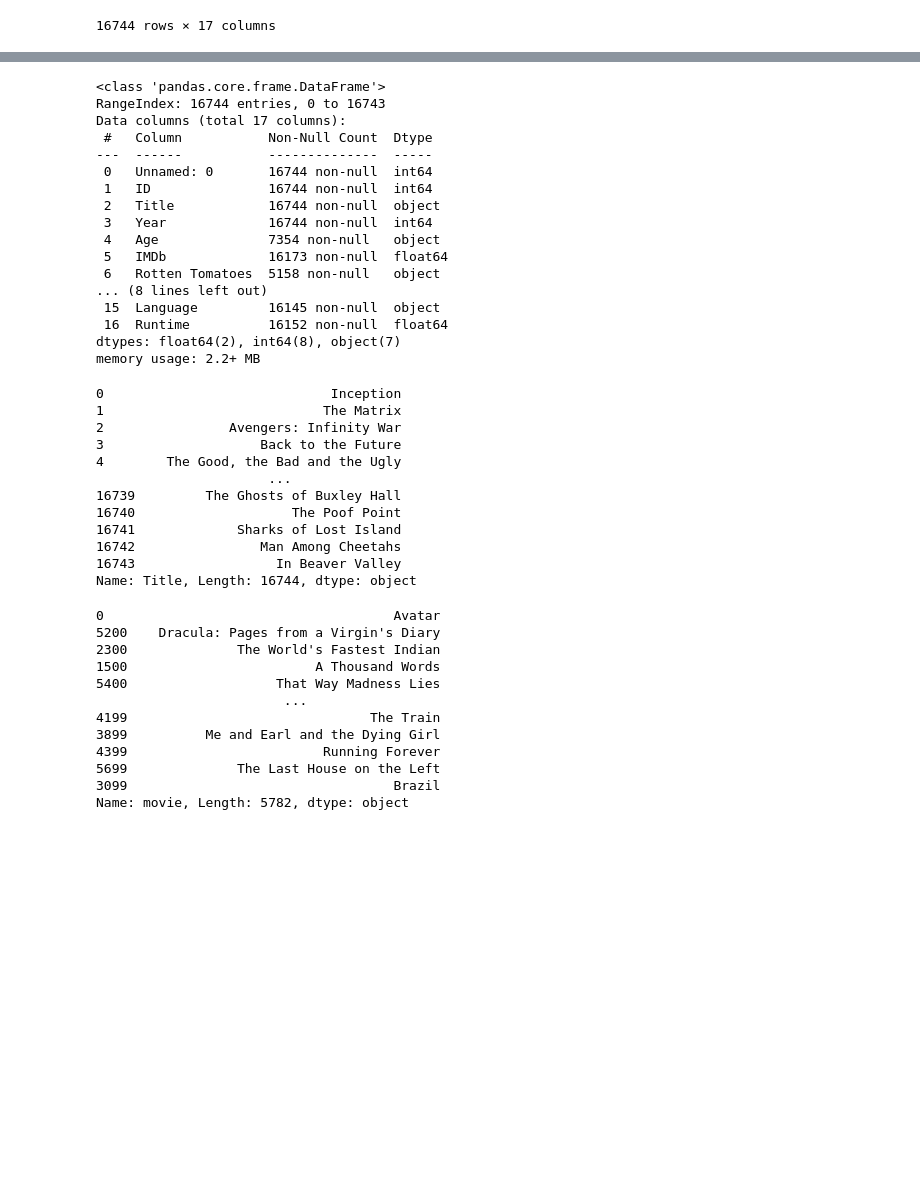
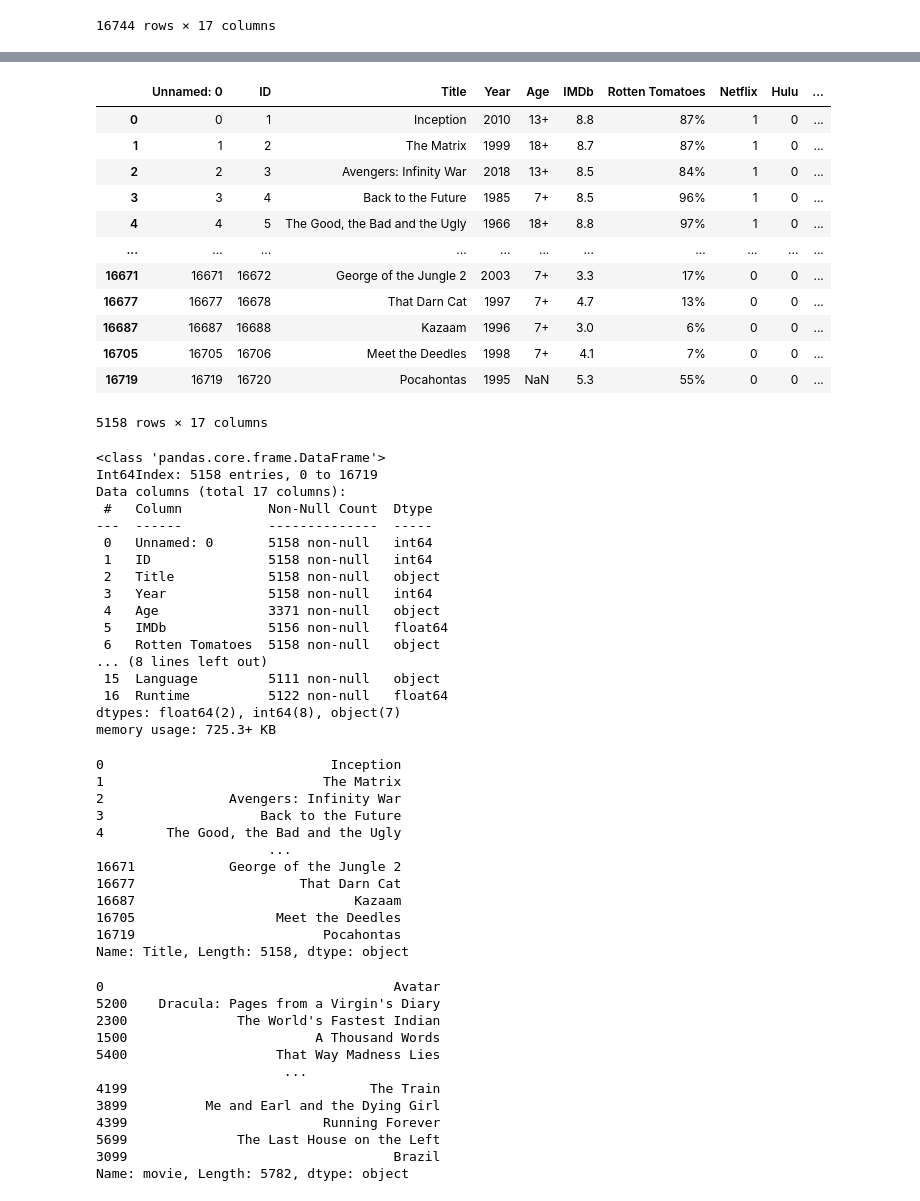
Before and after one commit to cclacey/microsoft_movie_analysis, a Jupyter notebook: create_sql_database.ipynb, the cells around one changed output, grey strips where cells are left out. Drawn from its saved outputs; the diff is of its cells as text; code cells hidden in the pictures; blank space fills up the shorter version.

```diff
--- a/create_sql_database.ipynb
+++ b/create_sql_database.ipynb
@@ -229,23 +245,40 @@ stream_platform
+# %%
+stream_platform = stream_platform.dropna(subset = ['Rotten Tomatoes'])
+stream_platform
+# %% [output]
+|  | Unnamed: 0 | ID | Title | Year | Age | IMDb | Rotten Tomatoes | Netflix | Hulu | ... |
+| 0 | 0 | 1 | Inception | 2010 | 13+ | 8.8 | 87% | 1 | 0 | ... |
+| 1 | 1 | 2 | The Matrix | 1999 | 18+ | 8.7 | 87% | 1 | 0 | ... |
+| 2 | 2 | 3 | Avengers: Infinity War | 2018 | 13+ | 8.5 | 84% | 1 | 0 | ... |
+| 3 | 3 | 4 | Back to the Future | 1985 | 7+ | 8.5 | 96% | 1 | 0 | ... |
+| 4 | 4 | 5 | The Good, the Bad and the Ugly | 1966 | 18+ | 8.8 | 97% | 1 | 0 | ... |
+| ... | ... | ... | ... | ... | ... | ... | ... | ... | ... | ... |
+| 16671 | 16671 | 16672 | George of the Jungle 2 | 2003 | 7+ | 3.3 | 17% | 0 | 0 | ... |
+| 16677 | 16677 | 16678 | That Darn Cat | 1997 | 7+ | 4.7 | 13% | 0 | 0 | ... |
+| 16687 | 16687 | 16688 | Kazaam | 1996 | 7+ | 3.0 | 6% | 0 | 0 | ... |
+| 16705 | 16705 | 16706 | Meet the Deedles | 1998 | 7+ | 4.1 | 7% | 0 | 0 | ... |
+| 16719 | 16719 | 16720 | Pocahontas | 1995 | NaN | 5.3 | 55% | 0 | 0 | ... |
+5158 rows × 17 columns
 # %%
 stream_platform.info()
 # %% [output]
 <class 'pandas.core.frame.DataFrame'>
-RangeIndex: 16744 entries, 0 to 16743
+Int64Index: 5158 entries, 0 to 16719
 Data columns (total 17 columns):
  #   Column           Non-Null Count  Dtype
 ---  ------           --------------  -----
- 0   Unnamed: 0       16744 non-null  int64
- 1   ID               16744 non-null  int64
- 2   Title            16744 non-null  object
- 3   Year             16744 non-null  int64
- 4   Age              7354 non-null   object
- 5   IMDb             16173 non-null  float64
+ 0   Unnamed: 0       5158 non-null   int64
+ 1   ID               5158 non-null   int64
+ 2   Title            5158 non-null   object
+ 3   Year             5158 non-null   int64
+ 4   Age              3371 non-null   object
+ 5   IMDb             5156 non-null   float64
  6   Rotten Tomatoes  5158 non-null   object
 ... (8 lines left out)
- 15  Language         16145 non-null  object
- 16  Runtime          16152 non-null  float64
+ 15  Language         5111 non-null   object
+ 16  Runtime          5122 non-null   float64
 dtypes: float64(2), int64(8), object(7)
-memory usage: 2.2+ MB
+memory usage: 725.3+ KB
 # %%
 stream_platform['Title']
 # %% [output]
@@ -255,12 +288,12 @@ stream_platform['Title']
 3                    Back to the Future
 4        The Good, the Bad and the Ugly
                       ...
-16739         The Ghosts of Buxley Hall
-16740                    The Poof Point
-16741             Sharks of Lost Island
-16742                Man Among Cheetahs
-16743                  In Beaver Valley
-Name: Title, Length: 16744, dtype: object
+16671            George of the Jungle 2
+16677                     That Darn Cat
+16687                            Kazaam
+16705                  Meet the Deedles
+16719                        Pocahontas
+Name: Title, Length: 5158, dtype: object
 # %%
 stream_title = stream_platform['Title']
 # %%
```
Also changed, not shown: parts of 21 cells of this notebook.
